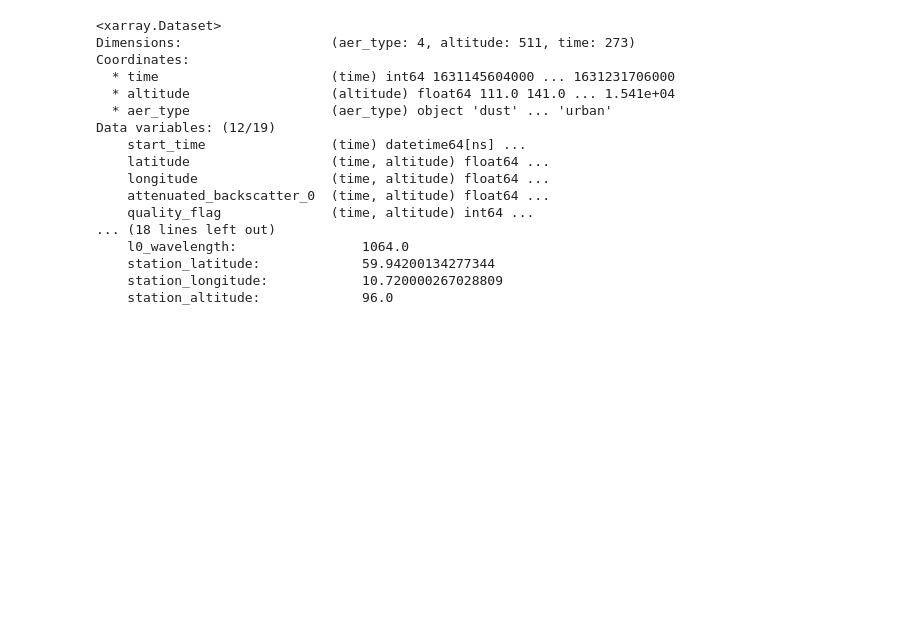
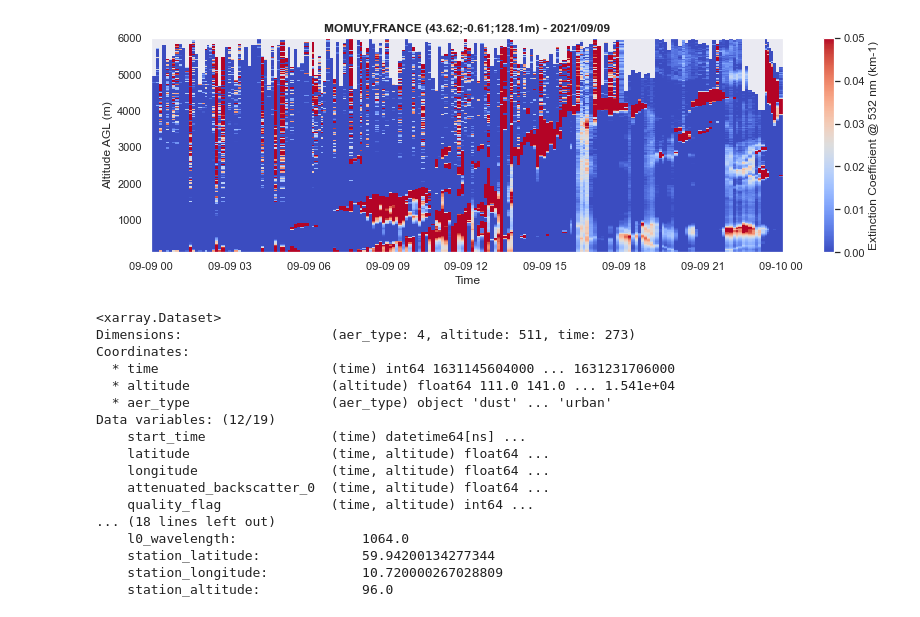
Before and after one commit to AugustinMortier/a-profiles, a Jupyter notebook: dev.ipynb, the cells around one changed output. Cells and saved outputs as stored; diff of their text form; code cells hidden in the pictures; blank space fills up the shorter version.

```diff
--- a/dev.ipynb
+++ b/dev.ipynb
@@ -64,3 +47,9 @@ altitude = profiles.data.altitude.data
+# %%
+profiles.inversion(zmin=4000., zmax=6000., remove_outliers=False, method="backward", verbose=True)
+# plot extinction profiles
+profiles.plot(var="extinction", zmax=6000, vmin=0, vmax=5e-2)
+# %% [output]
+[figure, added]
 # %%
 ## Work on A-Profiles output
 # %%
```
Also changed, not shown: parts of 4 cells of this notebook, 3 other files.
